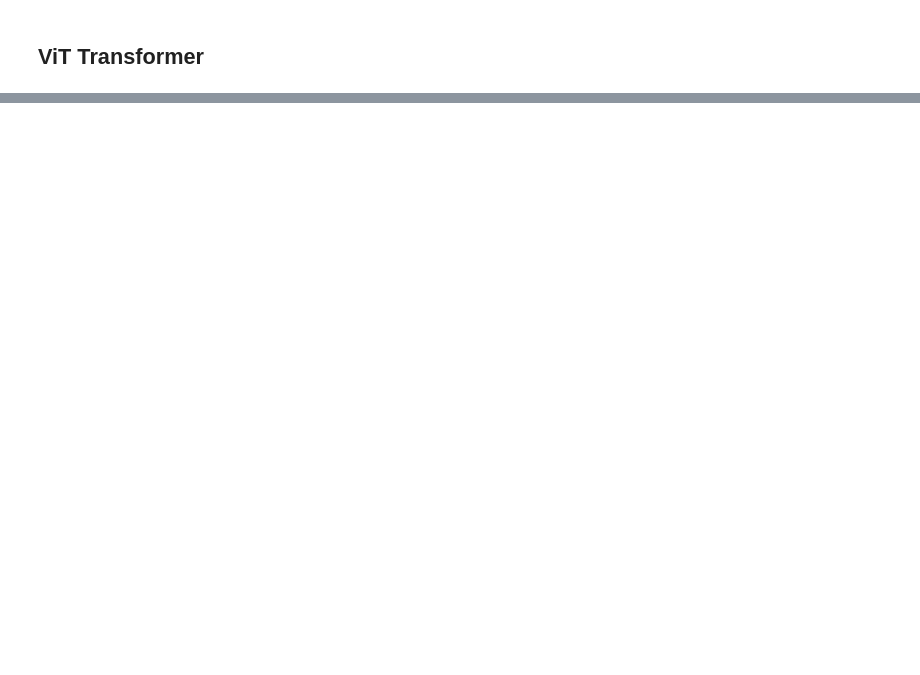
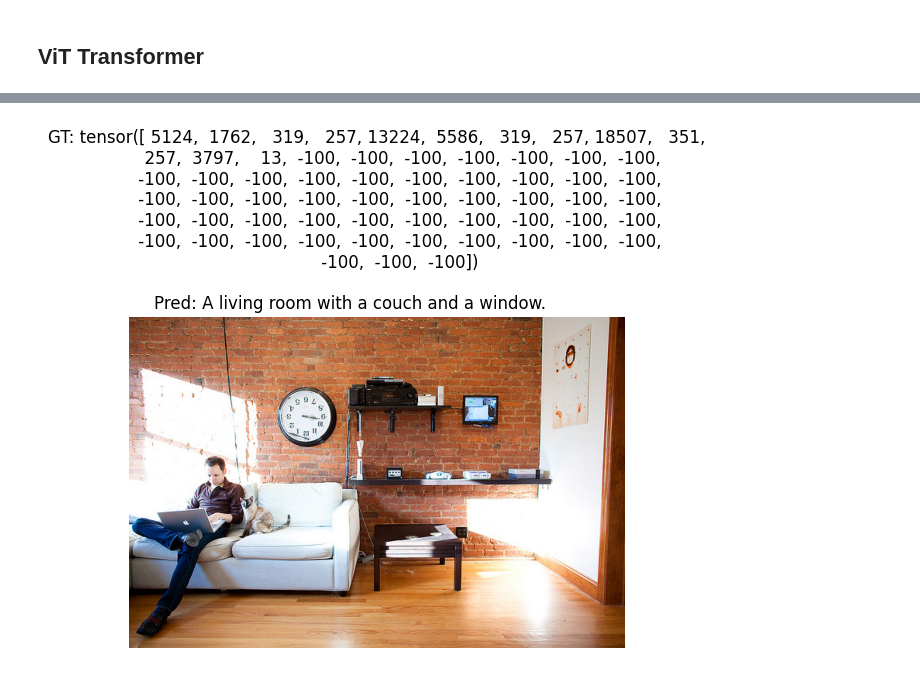
Before and after one commit to KabrG/pupil, a Jupyter notebook: pupil_model.ipynb, the cells around one changed output, grey strips where cells are left out. Saved outputs shown, nothing was run; the diff lists cells and outputs as text; code cells hidden in the pictures; blank space fills up the shorter version.

Commit message:
Major progress: first working Pupil prototype with predictions.

```diff
--- a/pupil_model.ipynb
+++ b/pupil_model.ipynb
@@ -28,3 +55,5 @@ import os
+# %%
+d_model = 768 # Choose the size of the token vector. 512 was used in original paper
 # %%
 # Set seed
 
@@ -206,0 +489,2 @@ There is a GOL plane taking off in a partly cloudy sky.
+# %%
+vocab_size = tokenizer.vocab_size
@@ -206,0 +520,10 @@ There is a GOL plane taking off in a partly cloudy sky.
+# %%
+# Testing training: See if model is able to overfit
+model.train()
+
+images, decoder_input_ids, labels, attention_mask = next(iter(train_loader))
+
+images = images.to(device)
+decoder_input_ids = decoder_input_ids.to(device)
+labels = labels.to(device)
+attention_mask = attention_mask.to(device)
@@ -206,0 +591,3 @@ There is a GOL plane taking off in a partly cloudy sky.
+# %%
+model.load_state_dict(torch.load("/content/pupil_v1.1.pt", map_location=device))
+model.to(device)
@@ -206,0 +672,68 @@ There is a GOL plane taking off in a partly cloudy sky.
+# %%
+def decode_labels(labels, tokenizer):
+    # Replace ignore index with pad token id
+    labels = labels.clone()
+    labels[labels == -100] = tokenizer.pad_token_id
+
+    return tokenizer.decode(
+        labels,
+        skip_special_tokens=True
+    )
+
+
+def greedy_decode(model, image, tokenizer, max_length=20):
+    model.eval()
+
+    generated = torch.tensor([[tokenizer.bos_token_id]]).to(image.device)
+
+    with torch.no_grad():
+        for _ in range(max_length):
+
+            logits = model(image, generated)
+
+            next_token = logits[:, -1, :].argmax(dim=-1, keepdim=True)
+
+            generated = torch.cat([generated, next_token], dim=1)
+
+            if next_token.item() == tokenizer.eos_token_id:
+                break
+
+    return generated
+
+# Inferencing
+import matplotlib.pyplot as plt
+
+def show_prediction(model, dataset, tokenizer, device, idx=0, max_length=20):
+    model.eval()
+
+    # Get one sample
+    img, _, caption_gt, _, default_img = dataset[idx]
+
+    # Keep a copy BEFORE normalization if you normalize
+    img_for_display = default_img
+
+    # Add batch dimension
+    img = img.unsqueeze(0).to(device)
+
+    # Generate caption
+    generated_ids = greedy_decode(model, img, tokenizer, max_length=max_length)
+
+    pred_caption = tokenizer.decode(
+        generated_ids[0],
+        skip_special_tokens=True
+    )
+
+    # Move image to CPU for display
+    # img_for_display = img_for_display.permute(1, 2, 0).cpu().numpy()
+
+    plt.imshow(img_for_display)
+    plt.axis("off")
+    plt.title(f"GT: {caption_gt}\n\nPred: {pred_caption}")
+    plt.show()
+
+    print("Ground Truth:", decode_labels(caption_gt, tokenizer))
+    print("Prediction:", pred_caption)
+
+show_prediction(model, training_dataset_viewable, tokenizer, device, idx=random.randint(0, len(training_dataset)-1))
+# %% [output]
+[figure, added]
```
Also changed, not shown: parts of 38 cells of this notebook.
